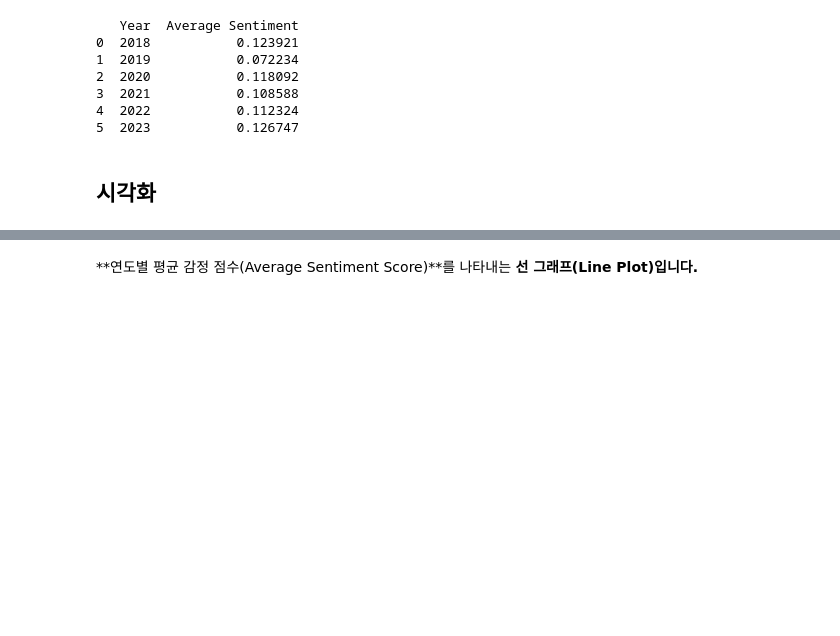
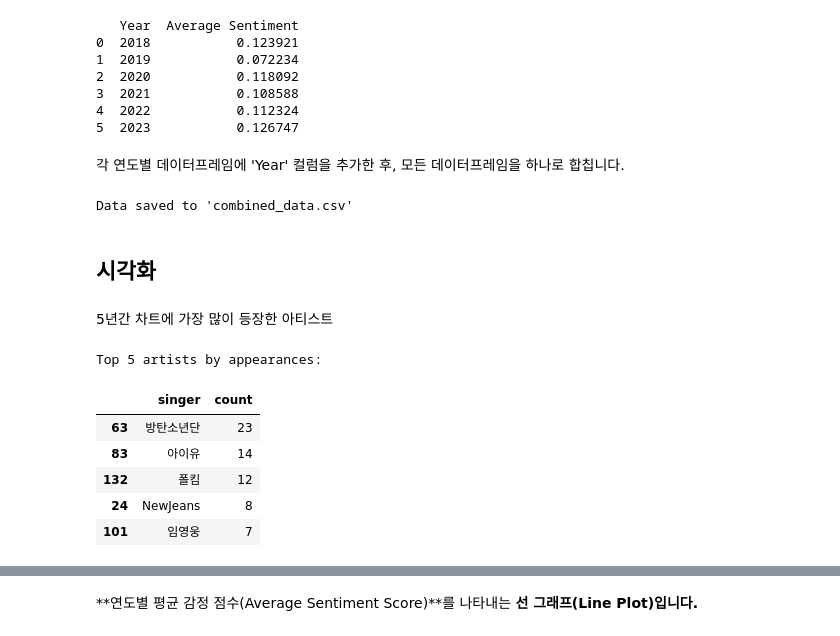
Before and after one commit to joonone2/music-analysis, a Jupyter notebook: melon.ipynb, the cells around one changed output, grey strips where cells are left out. Drawn from its saved outputs; the diff is of its cells as text; code cells hidden in the pictures; blank space fills up the shorter version.

```diff
--- a/melon.ipynb
+++ b/melon.ipynb
@@ -256,5 +260,43 @@ print(avg_sentiment_df)
 # %%
 # CSV 파일로 저장
 avg_sentiment_df.to_csv('avg_sentiment_by_year.csv', index=False)
+# %% [markdown]
+각 연도별 데이터프레임에 'Year' 컬럼을 추가한 후, 모든 데이터프레임을 하나로 합칩니다.
+# %%
+for year, df in dataframes.items():
+    df['Year'] = year  # 각 데이터프레임에 'Year' 컬럼 추가
+
+# 모든 데이터프레임을 하나로 합침
+all_data = pd.concat(dataframes.values(), ignore_index=True)
+
+# 결과 출력
+all_data.head()
+
+# 'all_data' 데이터프레임을 CSV 파일로 저장
+all_data.to_csv('melon_combined_data.csv', index=False)
+
+print("Data saved to 'combined_data.csv'")
+# %% [output]
+Data saved to 'combined_data.csv'
 # %% [markdown]
 ## **시각화**
+# %% [markdown]
+5년간 차트에 가장 많이 등장한 아티스트
+# %%
+# 전체 가수별 등장 횟수 계산
+total_artist_counts = all_data.groupby('singer').size().reset_index(name='count')
+
+# 등장 횟수 내림차순으로 정렬 후 상위 5명 선택
+top_5_artists = total_artist_counts.sort_values(by='count', ascending=False).head(5)
+
+# 결과 출력
+print("Top 5 artists by appearances:")
+top_5_artists.head()
+# %% [output]
+Top 5 artists by appearances:
+|  | singer | count |
+| 63 | 방탄소년단 | 23 |
+| 83 | 아이유 | 14 |
+| 132 | 폴킴 | 12 |
+| 24 | NewJeans | 8 |
+| 101 | 임영웅 | 7 |
```
Also changed, not shown: parts of 5 cells of this notebook.
